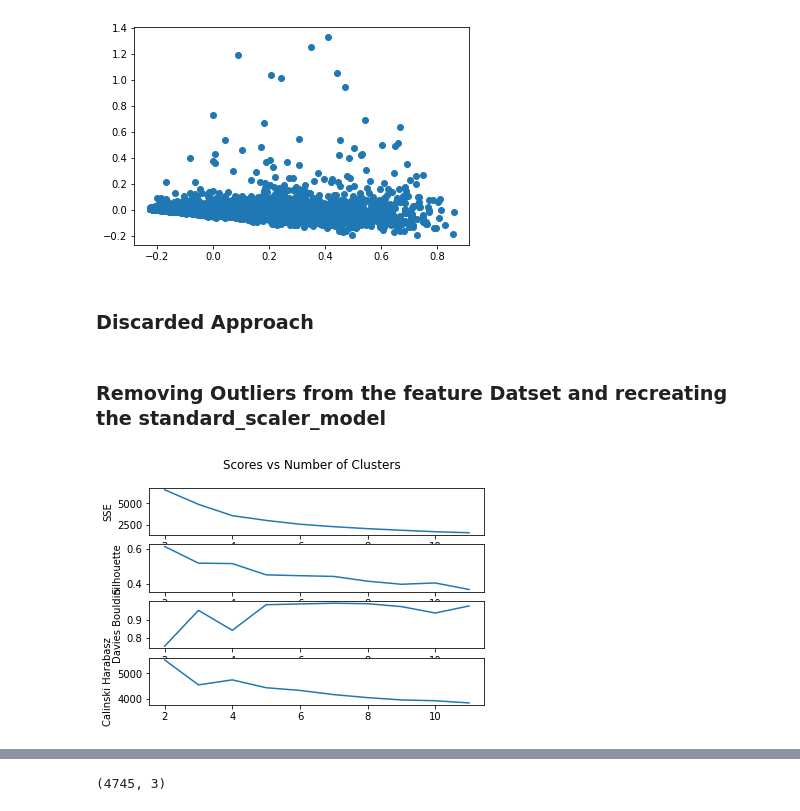
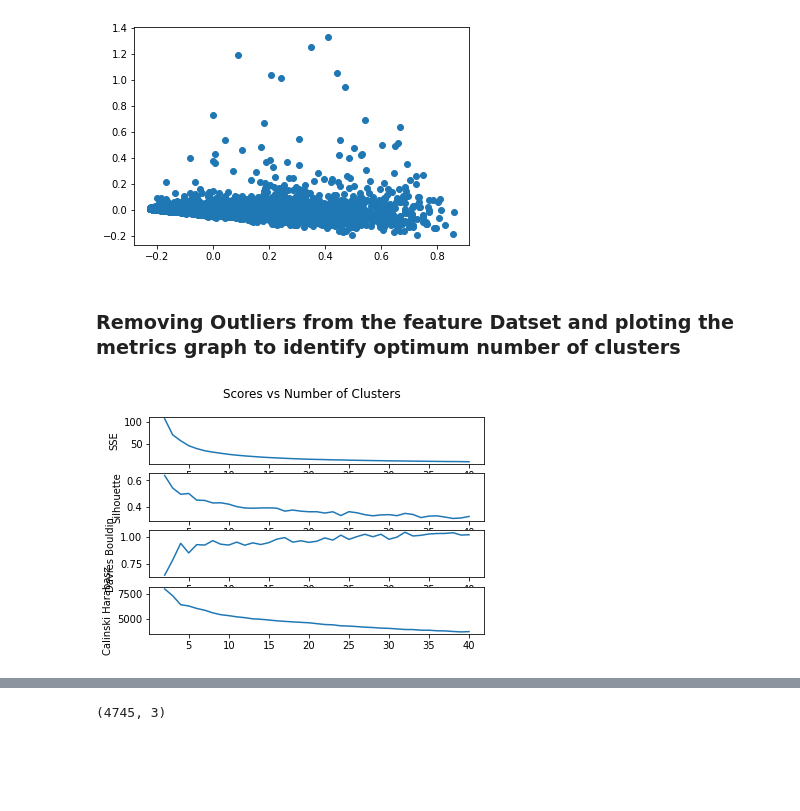
Before and after one commit to SohailAlvi/one_by_zero_submission, a Jupyter notebook: notebooks/exploratory_analysis_for_clustering_model.ipynb, the cells around one changed output, grey strips where cells are left out. Cells and saved outputs as stored; diff of their text form; code cells hidden in the pictures; blank space fills up the shorter version.

```diff
--- a/notebooks/exploratory_analysis_for_clustering_model.ipynb
+++ b/notebooks/exploratory_analysis_for_clustering_model.ipynb
@@ -291,18 +291,17 @@ plt.scatter(_features_pca_2d[:,0], _features_pca_2d[:,1])
 <matplotlib.collections.PathCollection at 0x...>
 [figure]
 # %% [markdown]
-### Discarded Approach
+### Removing Outliers from the feature Datset and ploting the metrics graph to identify optimum number of clusters
 # %%
-# new_scaled_features = scaled_features[(_features_pca_1d < (q75+iqr))[:,0]]
-# get_optimum_cluster_num(new_scaled_features, max_num_clusters=11)
+df_features_new = df_features[(_features_pca_1d < (q75+iqr))[:,0]]
+new_scaled_features = scaled_features[(_features_pca_1d < (q75+iqr))[:,0]]
+get_optimum_cluster_num(new_scaled_features, max_num_clusters=40)
+# %% [output]
+[figure, added]
-# %% [markdown]
-### Removing Outliers from the feature Datset and recreating the standard_scaler_model
 # %%
-# Trying Now
-df_features_new = df_features[(_features_pca_1d < (q75+iqr))[:,0]]
-scaler_model = StandardScaler().fit(df_features_new)
-new_scaled_features = scaler_model.transform(df_features_new)
-get_optimum_cluster_num(new_scaled_features, max_num_clusters=11)
+# # Trying Now
+# df_features_new = df_features[(_features_pca_1d < (q75+iqr))[:,0]]
+# scaler_model = StandardScaler().fit(df_features_new)
+# new_scaled_features = scaler_model.transform(df_features_new)
+# get_optimum_cluster_num(new_scaled_features, max_num_clusters=11)
-# %% [output]
-[figure, removed]
 # %% [markdown]
```
Also changed, not shown: parts of 8 cells of this notebook.
